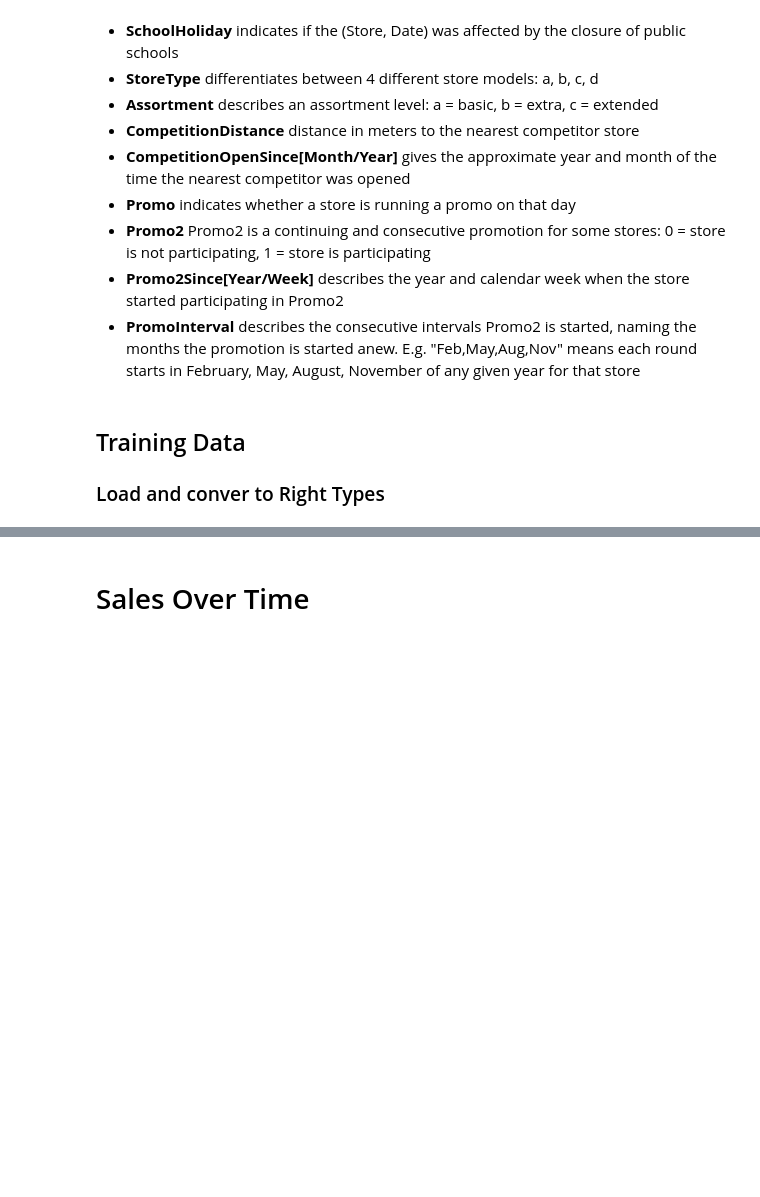
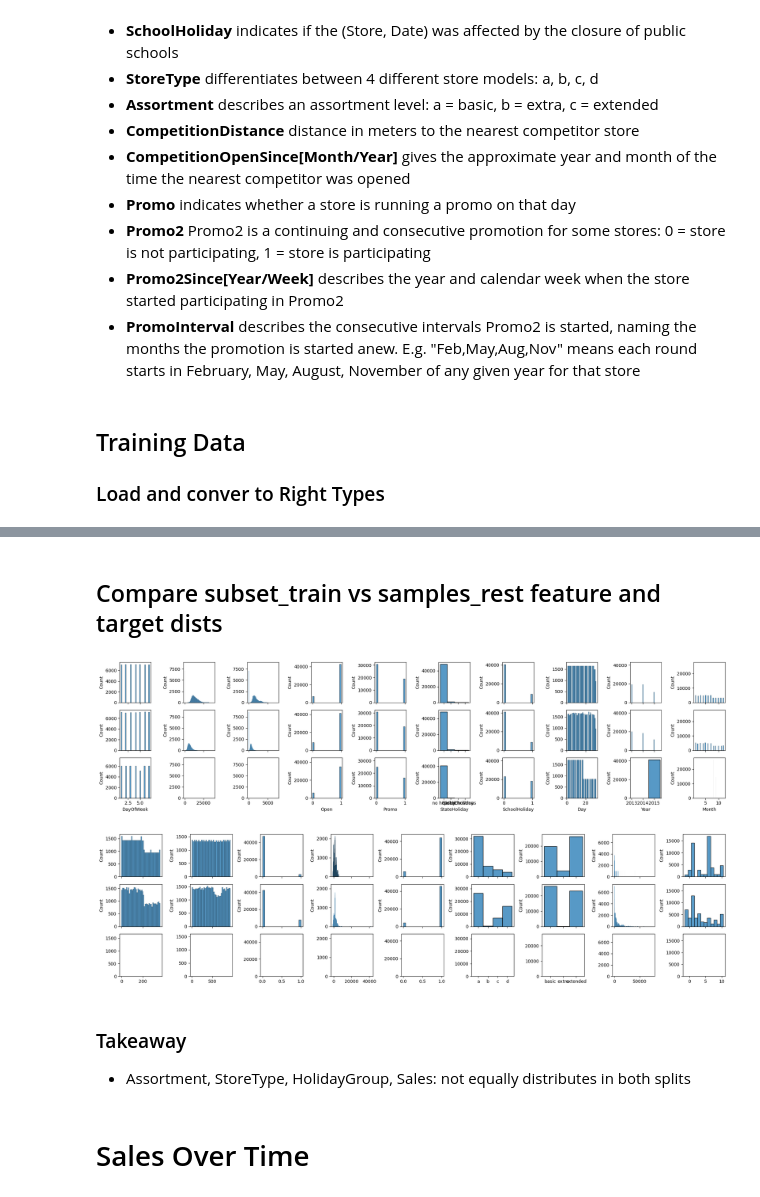
Before and after one commit to deichbrise/assessment-max, a Jupyter notebook: rossmann/model/EDA.ipynb, the cells around one changed output, grey strips where cells are left out. Saved outputs shown, nothing was run; the diff lists cells and outputs as text; code cells hidden in the pictures; blank space fills up the shorter version.

```diff
--- a/rossmann/model/EDA.ipynb
+++ b/rossmann/model/EDA.ipynb
@@ -52,8 +52,9 @@ summarizers = ["min", "max", "count", "nunique", range]
 ### Load and conver to Right Types
 # %%
 train = load_instances_csv(data_path / "train.csv")
+test = load_instances_csv(data_path / "test.csv")
 subset_train = TopStoreSelector(top_percent=0.1).fit_transform(train)
-
-#test = train = load_instances_csv(data_path / "test.csv")
-
-stores = load_stores_csv(data_path / "store.csv")
+# To compare distributions
+sampled_rest = train[~train.index.isin(subset_train.index)].sample(len(subset_train))
+subset_train.info()
+subset_train.head()
@@ -154,0 +149,6 @@ None
+# %%
+subset_train_extracted_features = feature_extractor.fit_transform(subset_train)
+sampled_rest_extracted_features = feature_extractor.transform(sampled_rest)
+test_extracted_features = feature_extractor.transform(test)
+subset_train_extracted_features.info()
+subset_train_extracted_features.head()
@@ -155,3 +200,38 @@ None
+# %% [markdown]
+## Compare subset_train vs samples_rest feature and target dists
+# %%
+cols = subset_train_extracted_features.columns[:10]
+dfs = [subset_train_extracted_features, sampled_rest_extracted_features, test_extracted_features]
+fig, axes = plt.subplots(nrows=3, ncols=len(cols), figsize=(20, 5), sharex="col", sharey="col")
+
+for (data, col), ax in zip(product(dfs, cols), axes.flat):
+    if col not in data.columns:
+        continue
+    col_data = data[col]
+    if col_data.dtype in ["boolean", "bool"]:
+        col_data = col_data.astype(int)
+
+    sns.histplot(col_data, ax=ax)
+plt.tight_layout()
+cols = subset_train_extracted_features.columns[10:]
+dfs = [subset_train_extracted_features, sampled_rest_extracted_features]
+fig, axes = plt.subplots(nrows=3, ncols=len(cols), figsize=(20, 5), sharex="col", sharey="col")
+
+for (data, col), ax in zip(product(dfs, cols), axes.flat):
+    if col not in data.columns:
+        continue
+    col_data = data[col]
+    if col_data.dtype in ["boolean", "bool"]:
+        col_data = col_data.astype(int)
+
+    sns.histplot(col_data, ax=ax)
+plt.tight_layout()
+# %% [output]
+[figure, added]
+[figure, added]
+# %% [markdown]
+### Takeaway
+* Assortment, StoreType, HolidayGroup, Sales: not equally distributes in both splits
 # %% [markdown]
 # Sales Over Time
 # %%
```
Also changed, not shown: parts of 15 cells of this notebook, 17 other files.
